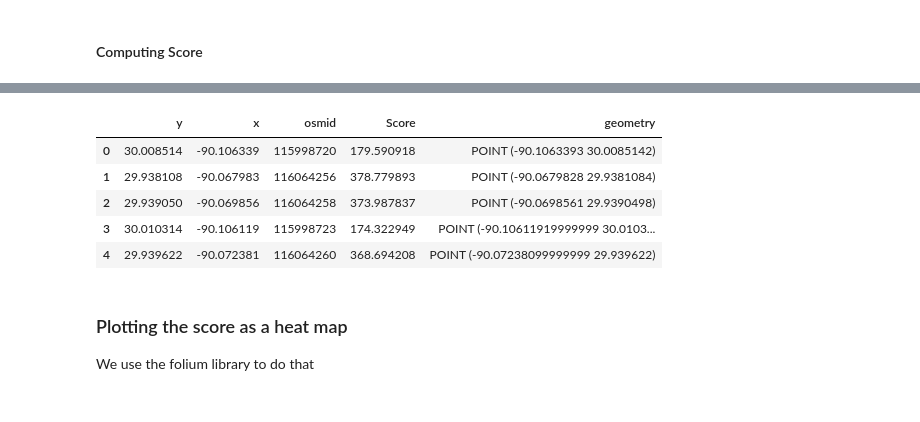
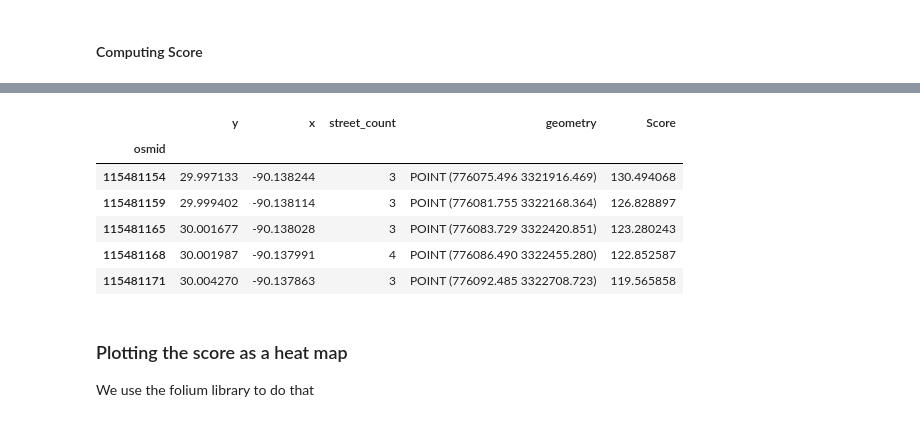
Before and after one commit to LucRSquared/axeman, a Jupyter notebook: geoprofiling.ipynb, the cells around one changed output, grey strips where cells are left out. Saved outputs shown, nothing was run; the diff lists cells and outputs as text; code cells hidden in the pictures.

```diff
--- a/geoprofiling.ipynb
+++ b/geoprofiling.ipynb
@@ -27,6 +36,11 @@ vics = pandas.read_csv(path2csv)
+# %%
+utm_zone = vics.estimate_utm_crs()
+
+vics = vics.to_crs(utm_zone)
 # %% [markdown]
 ##### Filter victims
 # %%
 selection = (vics['Confirmed Axeman'] == 'Yes') | (vics['Confirmed Axeman'] == 'Maybe')
 # selection = vics['Latitude'] > 0
-vicselect = vics.loc[selection,['Latitude','Longitude']]
+vicselect = vics.loc[selection,:]
+vicselect
@@ -115,10 +127,9 @@ buffer = 0.05
 
 yhigh, ylow, xhigh, xlow = get_bounding_box(vicselect,mode=bbox_mode,e=buffer)
 
-G = ox.core.graph_from_bbox(yhigh, ylow, xhigh, xlow, network_type='all_private',
+G = ox.graph.graph_from_bbox(bbox=[yhigh, ylow, xhigh, xlow], network_type='all',
                             simplify=True, retain_all=False, truncate_by_edge=False,
-                            name='unnamed', timeout=180, memory=None, max_query_area_size=2500000000,
-                            clean_periphery=True, infrastructure='way["highway"]', custom_filter=None)
+                            custom_filter=None)
 
 gdf_nodes = ox.graph_to_gdfs(G, nodes=True, edges=False)
 
@@ -140,3 +154,8 @@ gdf_nodes.head()
+# %%
+gdf_nodes = gdf_nodes.to_crs(utm_zone)
+
+# Project the graph
+G = ox.projection.project_graph(G, to_crs=utm_zone)
 # %% [markdown]
 #### Showing the victim's locations
 # %%
@@ -240,10 +272,10 @@ def compute_score(G,vics,gdf_nodes,k,B,g=1.2,f=1.2,method='manhattan'):
     N = len(vics)
 
     # get nearest node for every victim
-    vics['NearestNode'] = vics.apply(lambda x: ox.get_nearest_node(G, (x['Latitude'], x['Longitude'])), axis=1)
+    vicselect.loc[:,'NearestNode'] = vics.apply(lambda row: ox.distance.nearest_nodes(G, row.geometry.x, row.geometry.y), axis=1)
 
     # Loop through all the nodes in gdf_nodes and compute
-    def process_one_node(G,osmid,lat,lon,vics,method='manhattan'):
+    def process_one_node(G,osmid,lat,lon,vics,method=method):
         score = 0
         for i in range(N):
             if method.lower() in ['truelength']:
@@ -256,10 +288,12 @@ def compute_score(G,vics,gdf_nodes,k,B,g=1.2,f=1.2,method='manhattan'):
                 distance = get_manhattan_haversine((lat,lon),(vics['Latitude'].iloc[i],vics['Longitude'].iloc[i]))
             else:
                 raise Exception('method should be truelength or manhattan')
+
             score += buffer_distance_decay(distance,k,B,g,f)
         return score
 
-    gdf_nodes['Score'] = gdf_nodes.apply(lambda row: process_one_node(G, row['osmid'], row['y'], row['x'],vics,method), axis=1)
+    # row[0] is the osmid
+    gdf_nodes.loc[:,'Score'] = gdf_nodes.to_crs('epsg:4326').apply(lambda row: process_one_node(G, row.iloc[0], row.geometry.y, row.geometry.x ,vics, method), axis=1)
 
     return gdf_nodes
 
@@ -269,7 +303,7 @@ lengthmethod = 'manhattan'
 gdf_nodes = compute_score(G,vicselect,gdf_nodes,k=1e6,B=B,g=1.2,f=1.2,method=lengthmethod)
 t1 = time.time() ;
 
-# gdf_nodes.to_file("gdf_nodes2.json", driver="GeoJSON")
+gdf_nodes.to_file(f"gdf_nodes_{lengthmethod}.json", driver="GeoJSON")
 
 print(f"Computation time took {(t1-t0)/60:.5f} minutes = {t1-t0:.0f} seconds using the {lengthmethod} distance")
 gdf_nodes.head()
@@ -278,7 +312,8 @@ Computation time took 0.21599 minutes = 13 seconds using the manhattan distance
-|  | y | x | osmid | Score | geometry |
-| 0 | 30.008514 | -90.106339 | 115998720 | 179.590918 | POINT (-90.1063393 30.0085142) |
-| 1 | 29.938108 | -90.067983 | 116064256 | 378.779893 | POINT (-90.0679828 29.9381084) |
-| 2 | 29.939050 | -90.069856 | 116064258 | 373.987837 | POINT (-90.0698561 29.9390498) |
-| 3 | 30.010314 | -90.106119 | 115998723 | 174.322949 | POINT (-90.10611919999999 30.0103... |
-| 4 | 29.939622 | -90.072381 | 116064260 | 368.694208 | POINT (-90.07238099999999 29.939622) |
+|  | y | x | street_count | geometry | Score |
+| osmid |  |  |  |  |  |
+| 115481154 | 29.997133 | -90.138244 | 3 | POINT (776075.496 3321916.469) | 130.494068 |
+| 115481159 | 29.999402 | -90.138114 | 3 | POINT (776081.755 3322168.364) | 126.828897 |
+| 115481165 | 30.001677 | -90.138028 | 3 | POINT (776083.729 3322420.851) | 123.280243 |
+| 115481168 | 30.001987 | -90.137991 | 4 | POINT (776086.490 3322455.280) | 122.852587 |
+| 115481171 | 30.004270 | -90.137863 | 3 | POINT (776092.485 3322708.723) | 119.565858 |
 # %%
```
Also changed, not shown: parts of 14 cells of this notebook, 3 other files.
